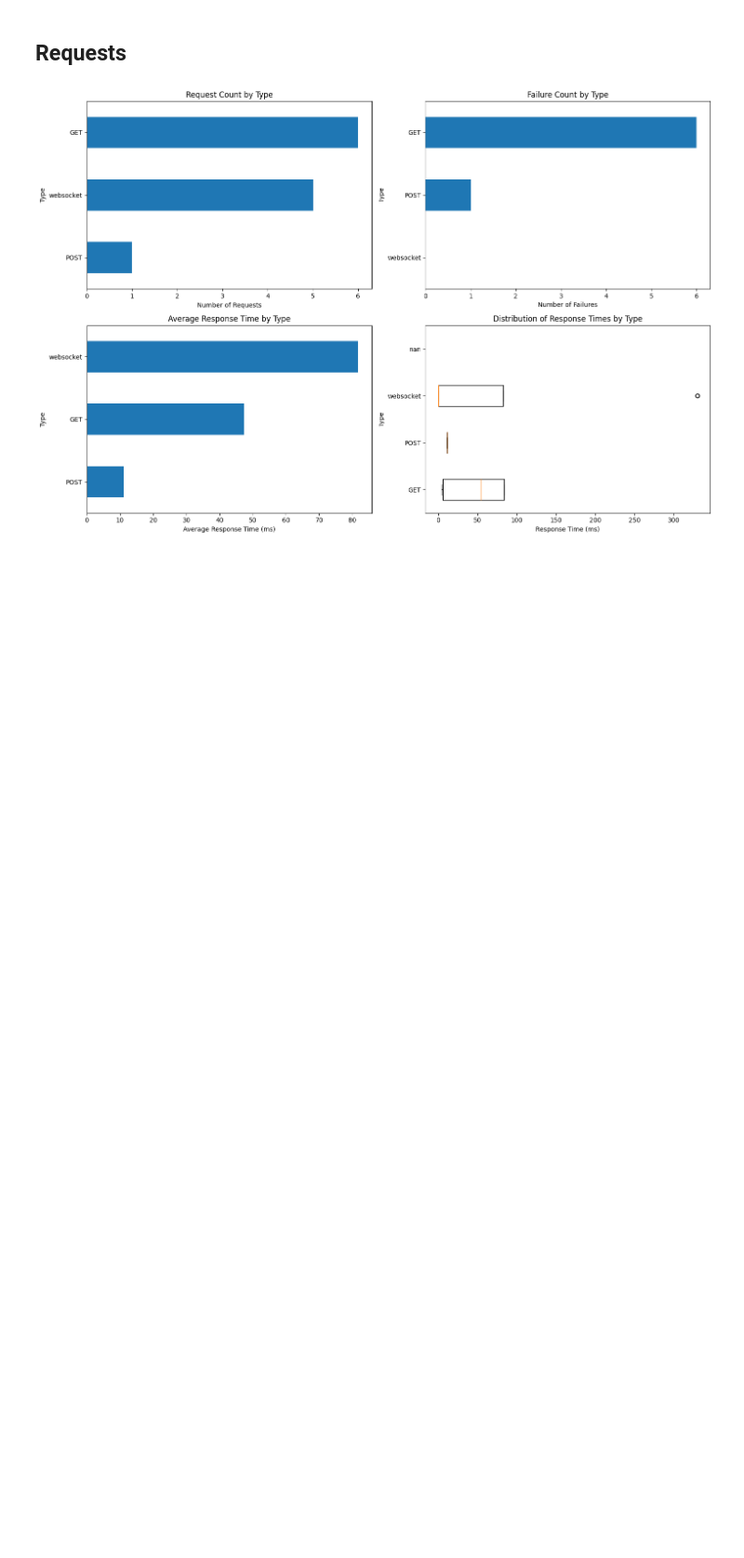
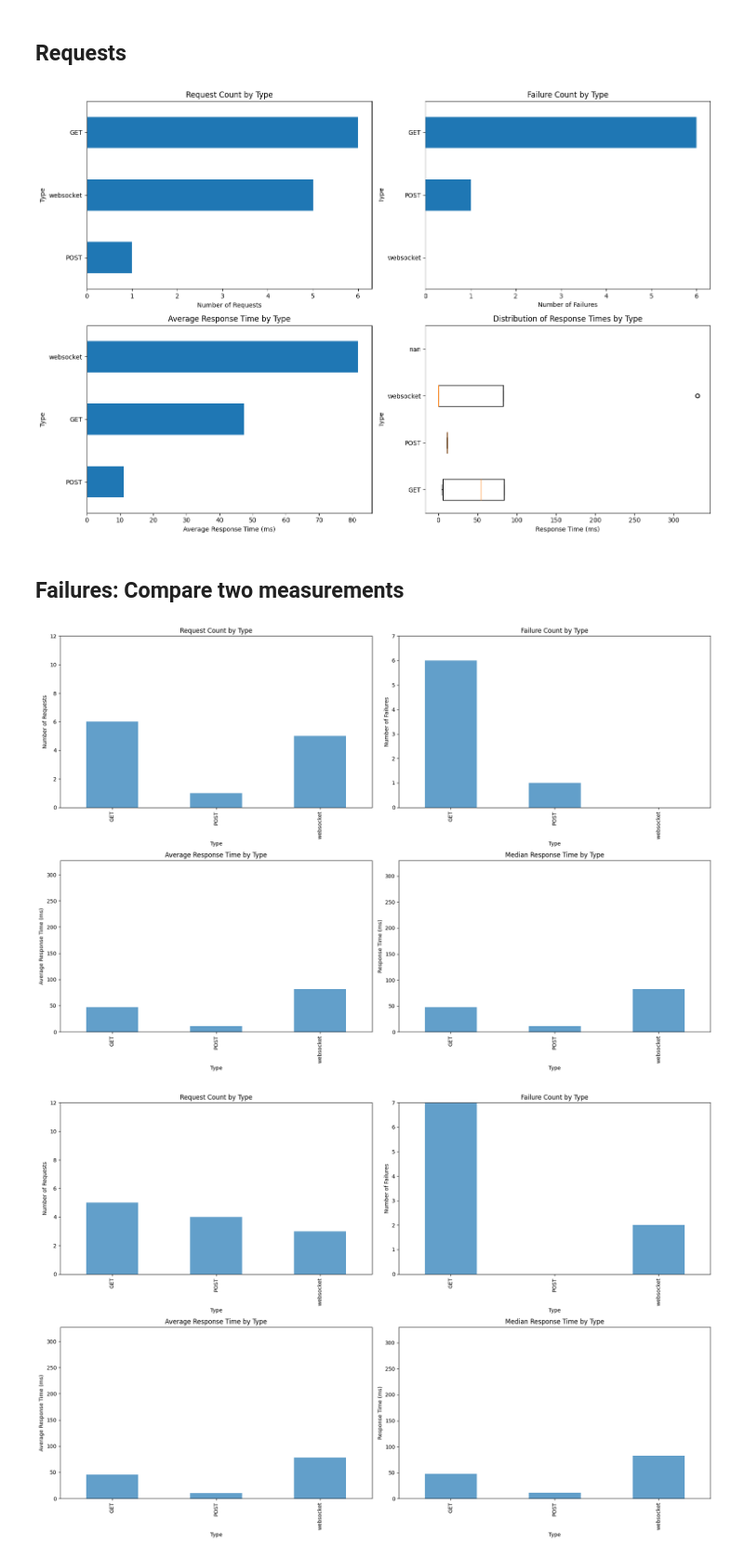
Before and after one commit to louisloechel/CNAEvaluation, a Jupyter notebook: CNAE_Evaluation.ipynb, the cells around one changed output. Shown: that part at 93% size. Drawn from its saved outputs; the diff is of its cells as text; code cells hidden in the pictures; blank space fills up the shorter version.

Commit message:
add comparison plots

```diff
--- a/CNAE_Evaluation.ipynb
+++ b/CNAE_Evaluation.ipynb
@@ -61,6 +61,7 @@ import time
 exceptions = pd.read_csv("Data/exceptions.csv")
 failures = pd.read_csv("Data/failures.csv")
 requests = pd.read_csv("Data/requests.csv")
+requests_2 = pd.read_csv("Data/requests_2.csv")
 # %% [markdown]
 # Plots
 ### Failures: Distribution of Failures per Name
@@ -114,3 +115,74 @@ plt.tight_layout()
 plt.show()
 # %% [output]
 [figure]
+# %% [markdown]
+## Failures: Compare two measurements
+# %%
+# Helper function to get consistent y-axis limits based on both datasets
+def get_common_ylim(metric_col, datasets):
+    min_val = min(data[metric_col].min() for data in datasets)
+    max_val = max(data[metric_col].max() for data in datasets)
+    return min_val, max_val
+
+# Compute consistent y-axis limits
+request_count_ylim = get_common_ylim('Request Count', [requests, requests_2])
+failure_count_ylim = get_common_ylim('Failure Count', [requests, requests_2])
+avg_response_time_ylim = get_common_ylim('Average Response Time', [requests, requests_2])
+median_response_time_ylim = get_common_ylim('50%', [requests, requests_2])
+
+# Helper function to plot individual dataset with consistent y-axis
+def plot_individual_data_with_ylim(data, label, axes, ylims):
+    # Request Count by Type
+    request_counts = data.groupby('Type')['Request Count'].sum()
+    request_counts.plot(kind='bar', ax=axes[0, 0], label=label, alpha=0.7)
+    axes[0, 0].set_ylim(ylims[0])
+
+    # Failure Count by Type
+    failure_counts = data.groupby('Type')['Failure Count'].sum()
+    failure_counts.plot(kind='bar', ax=axes[0, 1], label=label, alpha=0.7)
+    axes[0, 1].set_ylim(ylims[1])
+
+    # Average Response Time by Type
+    avg_response_times = data.groupby('Type')['Average Response Time'].mean()
+    avg_response_times.plot(kind='bar', ax=axes[1, 0], label=label, alpha=0.7)
+    axes[1, 0].set_ylim(ylims[2])
+
+    # Median Response Time by Type
+    median_response_times = data.groupby('Type')['50%'].mean()
+    median_response_times.plot(kind='bar', ax=axes[1, 1], label=label, alpha=0.7)
+    axes[1, 1].set_ylim(ylims[3])
+
+# Set consistent y-axis labels and titles
+def set_axes_labels_and_titles(axes):
+    axes[0, 0].set_title('Request Count by Type')
+    axes[0, 0].set_ylabel('Number of Requests')
+    axes[0, 0].set_xlabel('Type')
+
+    axes[0, 1].set_title('Failure Count by Type')
+    axes[0, 1].set_ylabel('Number of Failures')
+    axes[0, 1].set_xlabel('Type')
+
+    axes[1, 0].set_title('Average Response Time by Type')
+    axes[1, 0].set_ylabel('Average Response Time (ms)')
+    axes[1, 0].set_xlabel('Type')
+
+    axes[1, 1].set_title('Median Response Time by Type')
+    axes[1, 1].set_ylabel('Response Time (ms)')
+    axes[1, 1].set_xlabel('Type')
+
+# Set up the plots for "First Measurement"
+fig1, axes1 = plt.subplots(nrows=2, ncols=2, figsize=(18, 12))
+plot_individual_data_with_ylim(requests, 'First Measurement', axes1, [request_count_ylim, failure_count_ylim, avg_response_time_ylim, median_response_time_ylim])
+set_axes_labels_and_titles(axes1)
+plt.tight_layout()
+plt.show()
+
+# Set up the plots for "Second Measurement"
+fig2, axes2 = plt.subplots(nrows=2, ncols=2, figsize=(18, 12))
+plot_individual_data_with_ylim(requests_2, 'Second Measurement', axes2, [request_count_ylim, failure_count_ylim, avg_response_time_ylim, median_response_time_ylim])
+set_axes_labels_and_titles(axes2)
+plt.tight_layout()
+plt.show()
+# %% [output]
+[figure, added]
+[figure, added]
```
